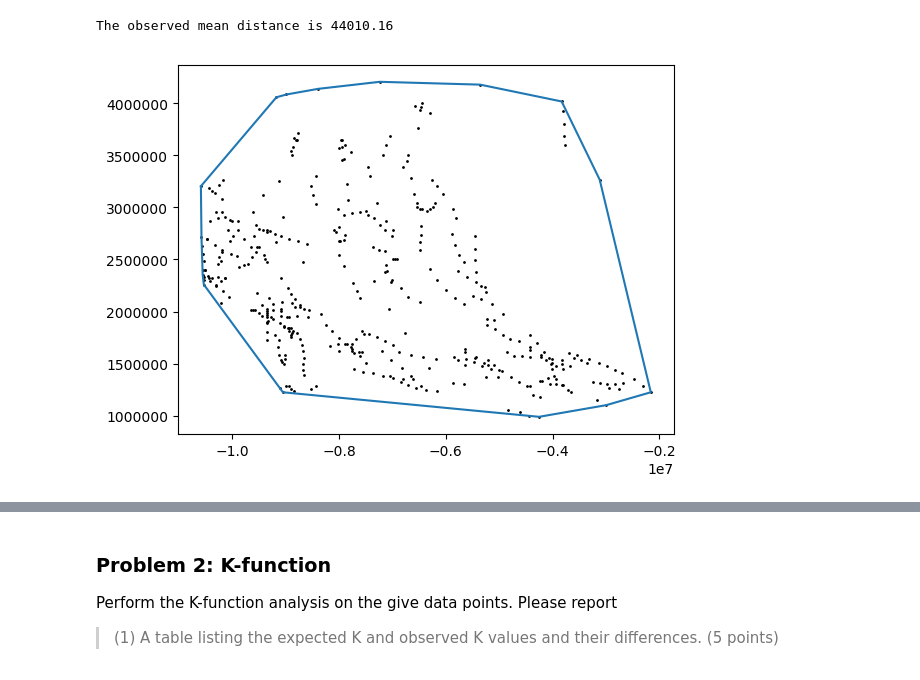
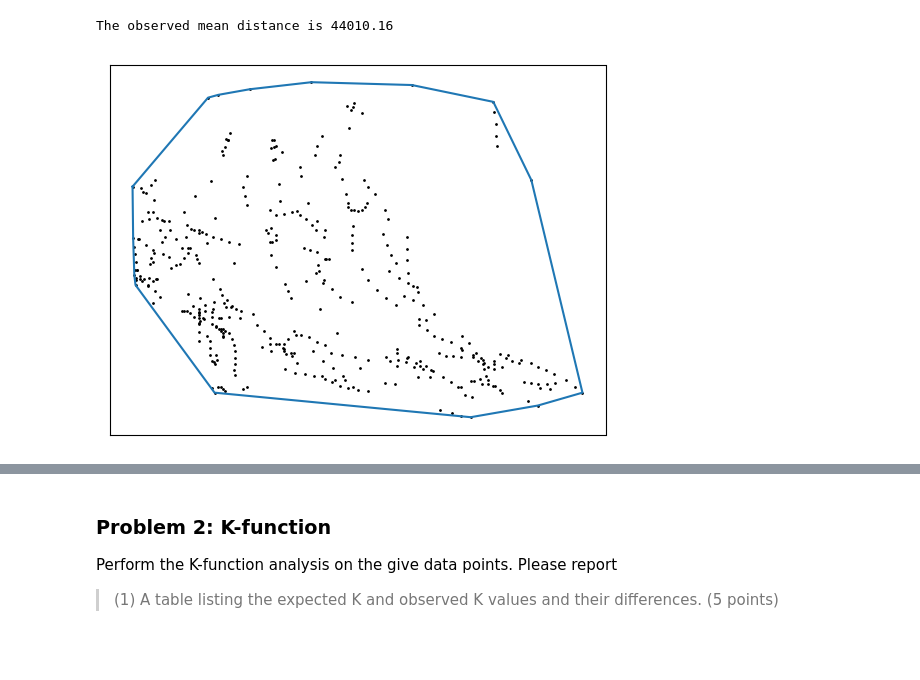
Before and after one commit to jelkner/ggs560, a Jupyter notebook: GGS560 Homework 10.ipynb, the cells around one changed output, grey strips where cells are left out. Cells and saved outputs as stored; diff of their text form; code cells hidden in the pictures; blank space fills up the shorter version.

```diff
--- a/GGS560 Homework 10.ipynb
+++ b/GGS560 Homework 10.ipynb
@@ -116,31 +115,33 @@ def convex_hull(points):
     points = sorted(set(points))
 
     if len(points) <= 1:
         return points
 
     def cross(o, a, b):
         return (a[0] - o[0]) * (b[1] - o[1]) - (a[1] - o[1]) * (b[0] - o[0])
 
     lower = []
     for p in points:
         while len(lower) >= 2 and cross(lower[-2], lower[-1], p) <= 0:
             lower.pop()
         lower.append(p)
 
     upper = []
     for p in reversed(points):
         while len(upper) >= 2 and cross(upper[-2], upper[-1], p) <= 0:
             upper.pop()
         upper.append(p)
 
     return lower[:-1] + upper[:-1]
 
 hull = convex_hull(points)
 hx = [p[0] for p in hull] + [hull[0][0]]
 hy = [p[1] for p in hull] + [hull[0][1]]
 
 plt.plot(hx, hy)
 plt.scatter(xs, ys, c='k', s=1)
+plt.xticks([])
+plt.yticks([])
 plt.show()
 # %% [output]
-[figure, old version]
+[figure, new version]
```
Also changed, not shown: parts of 5 cells of this notebook.
